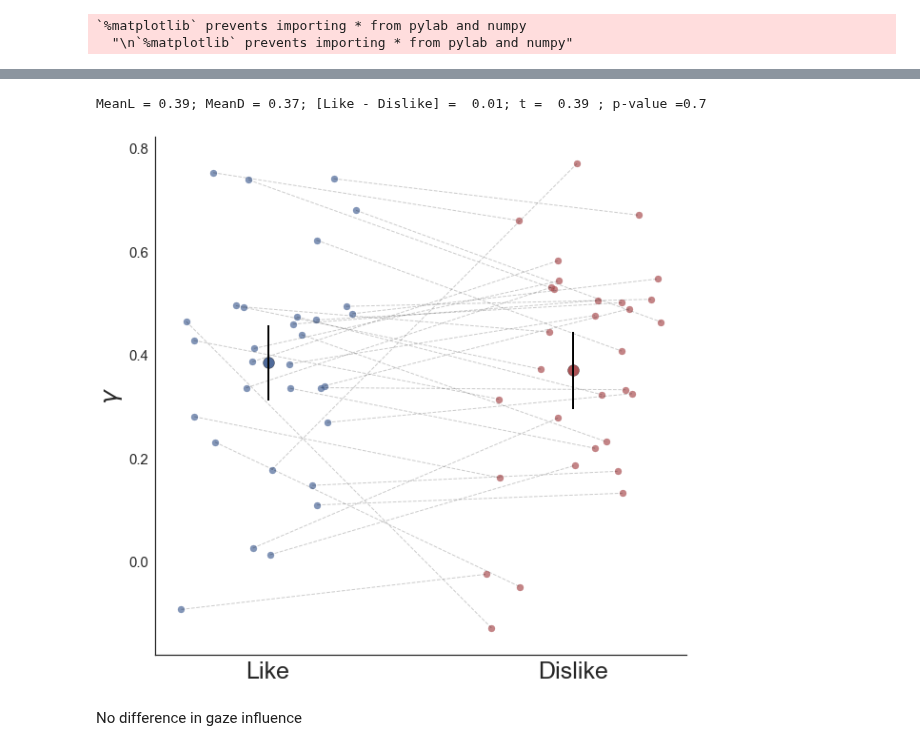
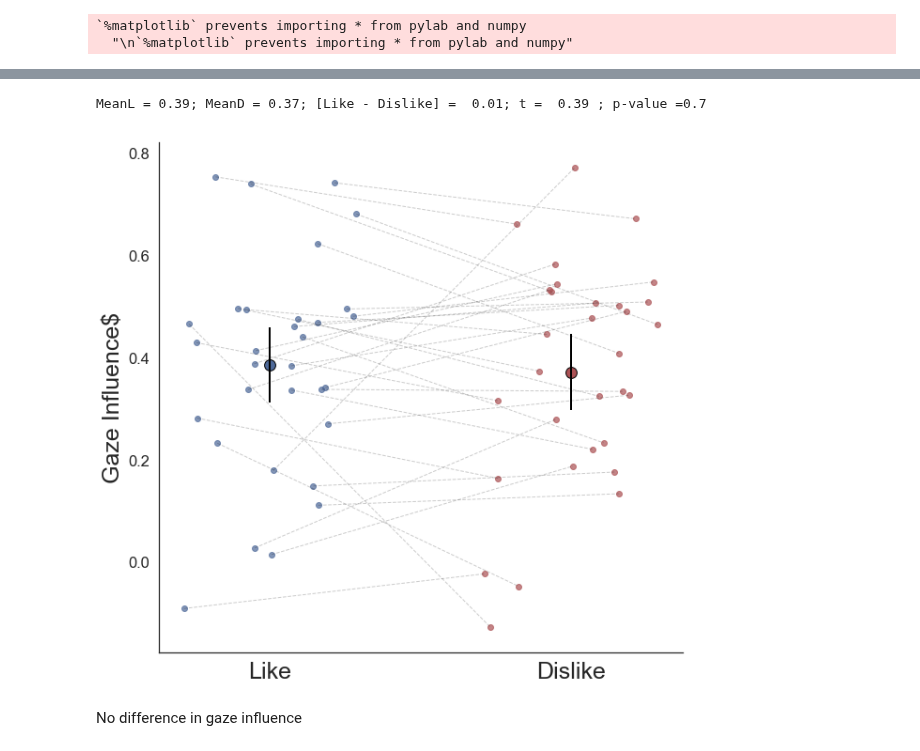
Before and after one commit to pradysepulveda/glamDDM_FF2018, a Jupyter notebook: FF2019_Sim_test_comparison_Like_Dislike_31.ipynb, the cells around one changed output, grey strips where cells are left out. Saved outputs shown, nothing was run; the diff lists cells and outputs as text; code cells hidden in the pictures.

```diff
--- a/FF2019_Sim_test_comparison_Like_Dislike_31.ipynb
+++ b/FF2019_Sim_test_comparison_Like_Dislike_31.ipynb
@@ -573,9 +577,9 @@ gaze_influence
 # %%
 f = plt.figure(figsize=(10,10))
 sns.set(style='white', font_scale=1.8)
-ttestsPlot(gaze_influence.observed_L, gaze_influence.observed_D,'#4F6A9A','#AC5255',"Like",  "Dislike",title = '$\gamma$')
+ttestsPlot(gaze_influence.observed_L, gaze_influence.observed_D,'#4F6A9A','#AC5255',"Like",  "Dislike",title = 'Gaze Influence$')
 # %% [output]
 MeanL = 0.39; MeanD = 0.37; [Like - Dislike] =  0.01; t =  0.39 ; p-value =0.7
-[figure, old version]
+[figure, new version]
 # %% [markdown]
 No difference in gaze influence
```
Also changed, not shown: parts of 12 cells of this notebook, 28 other files.
